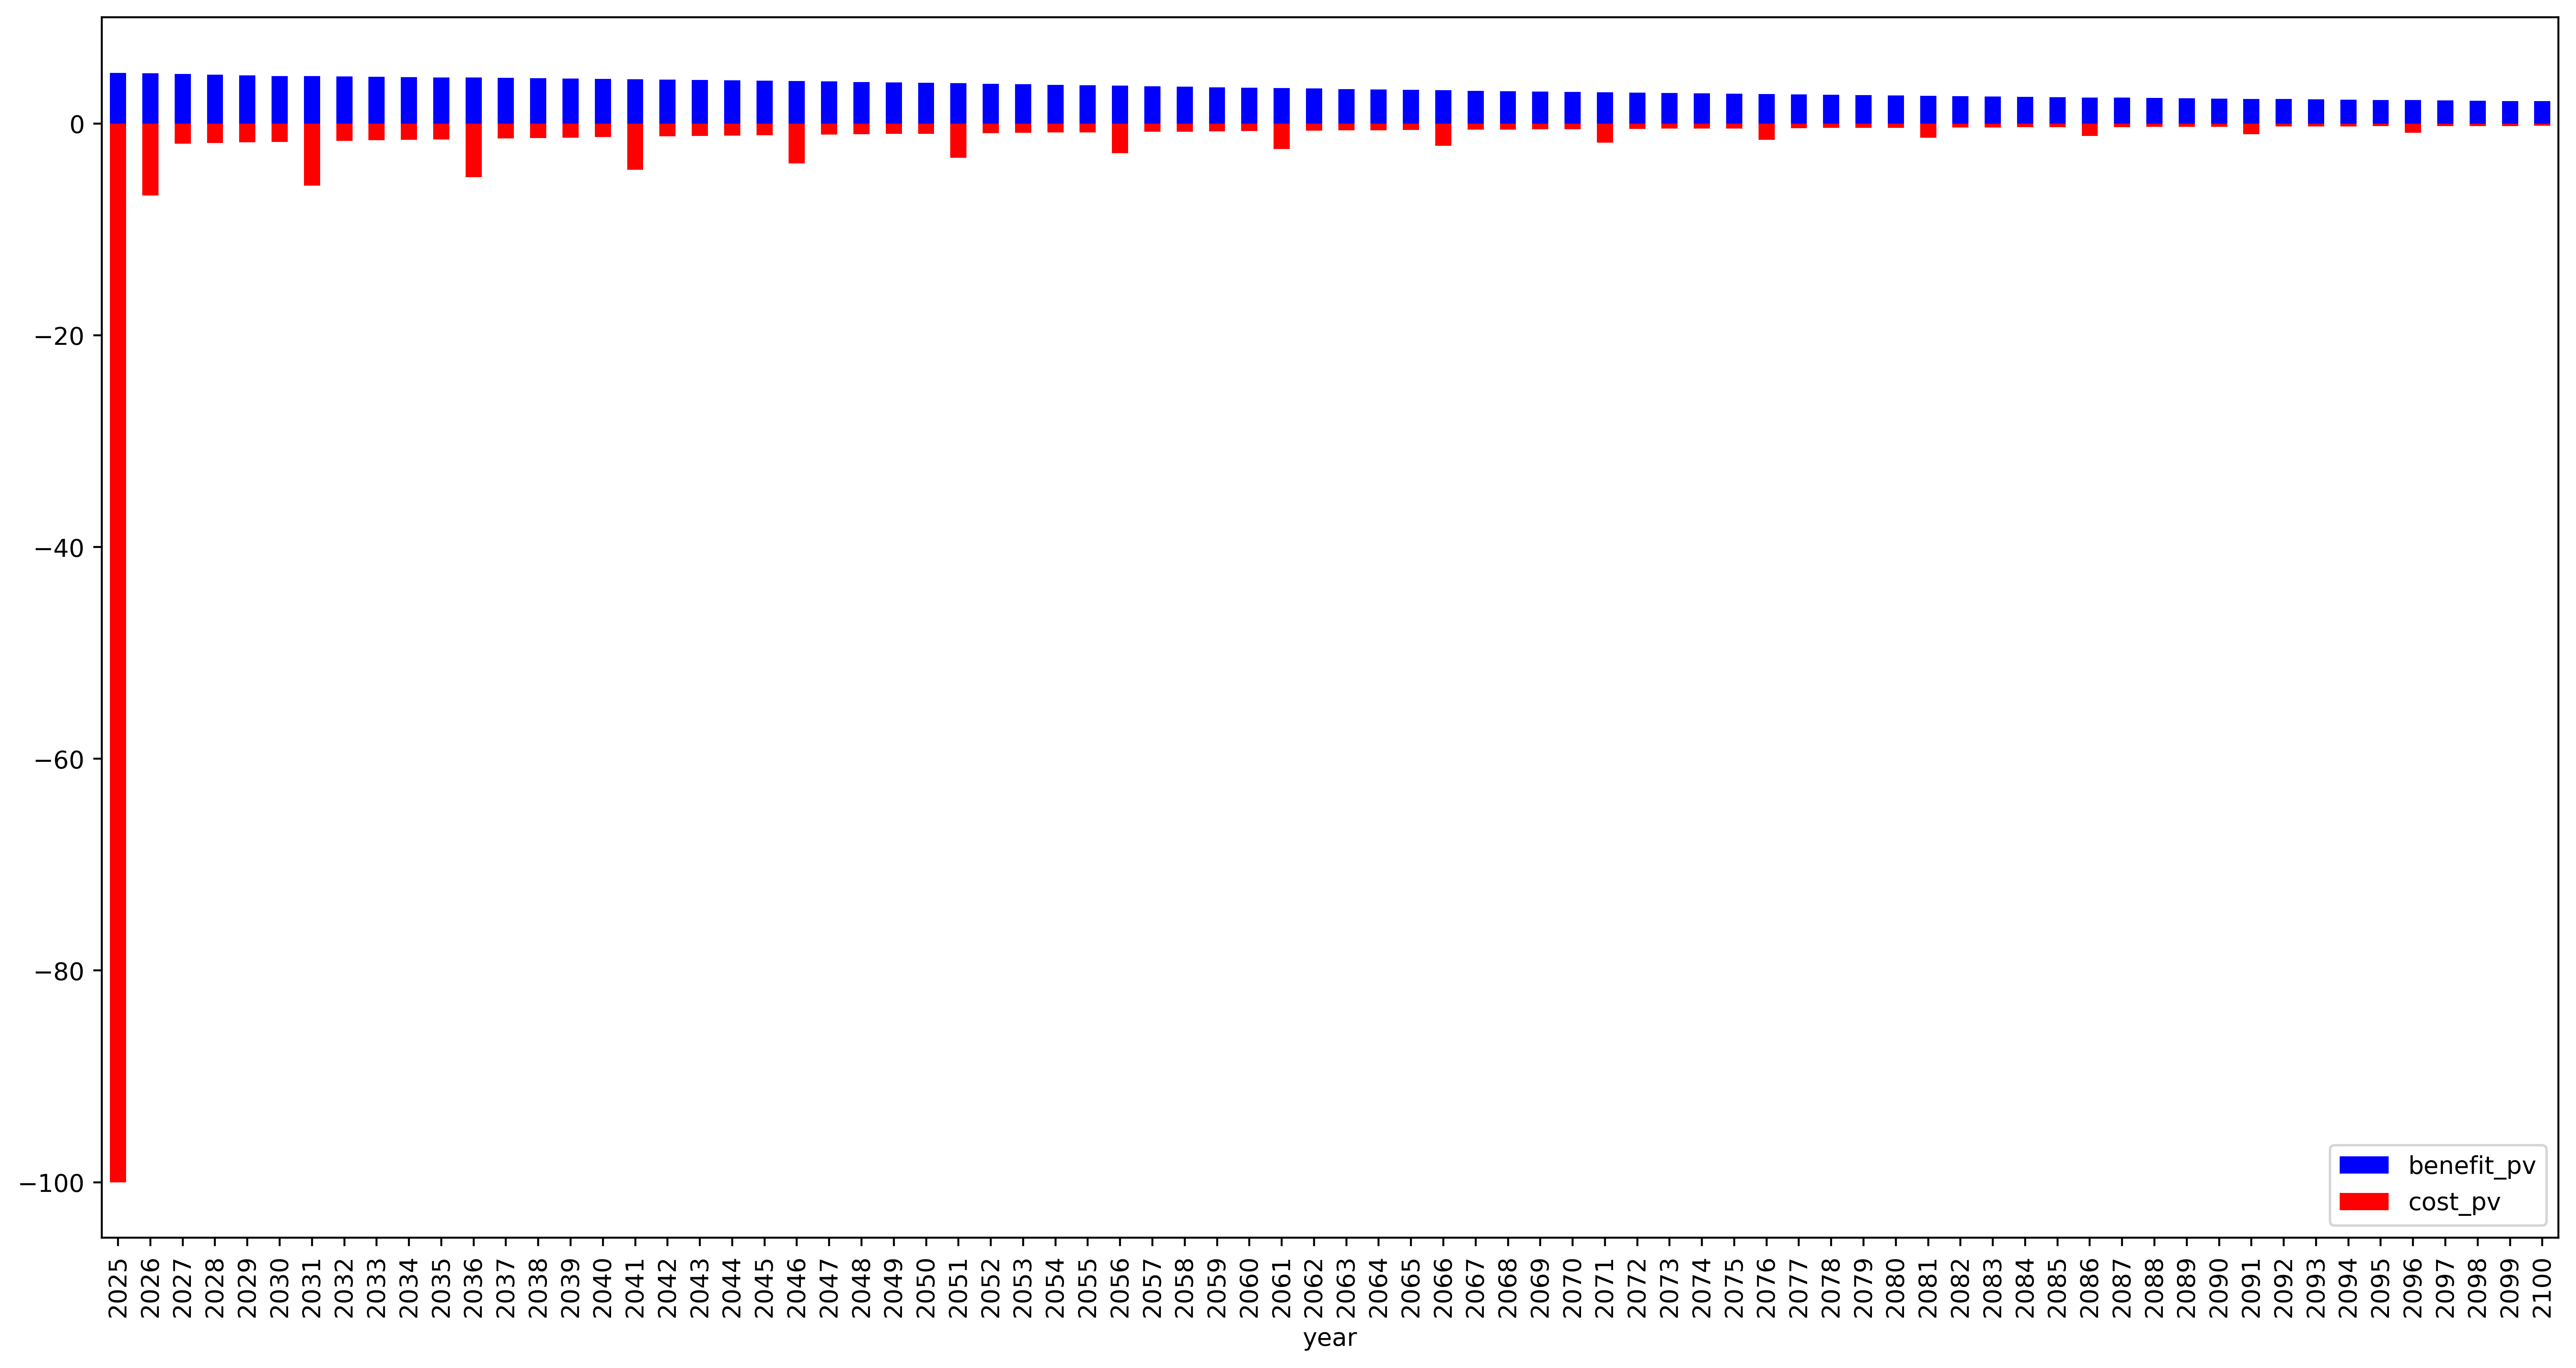
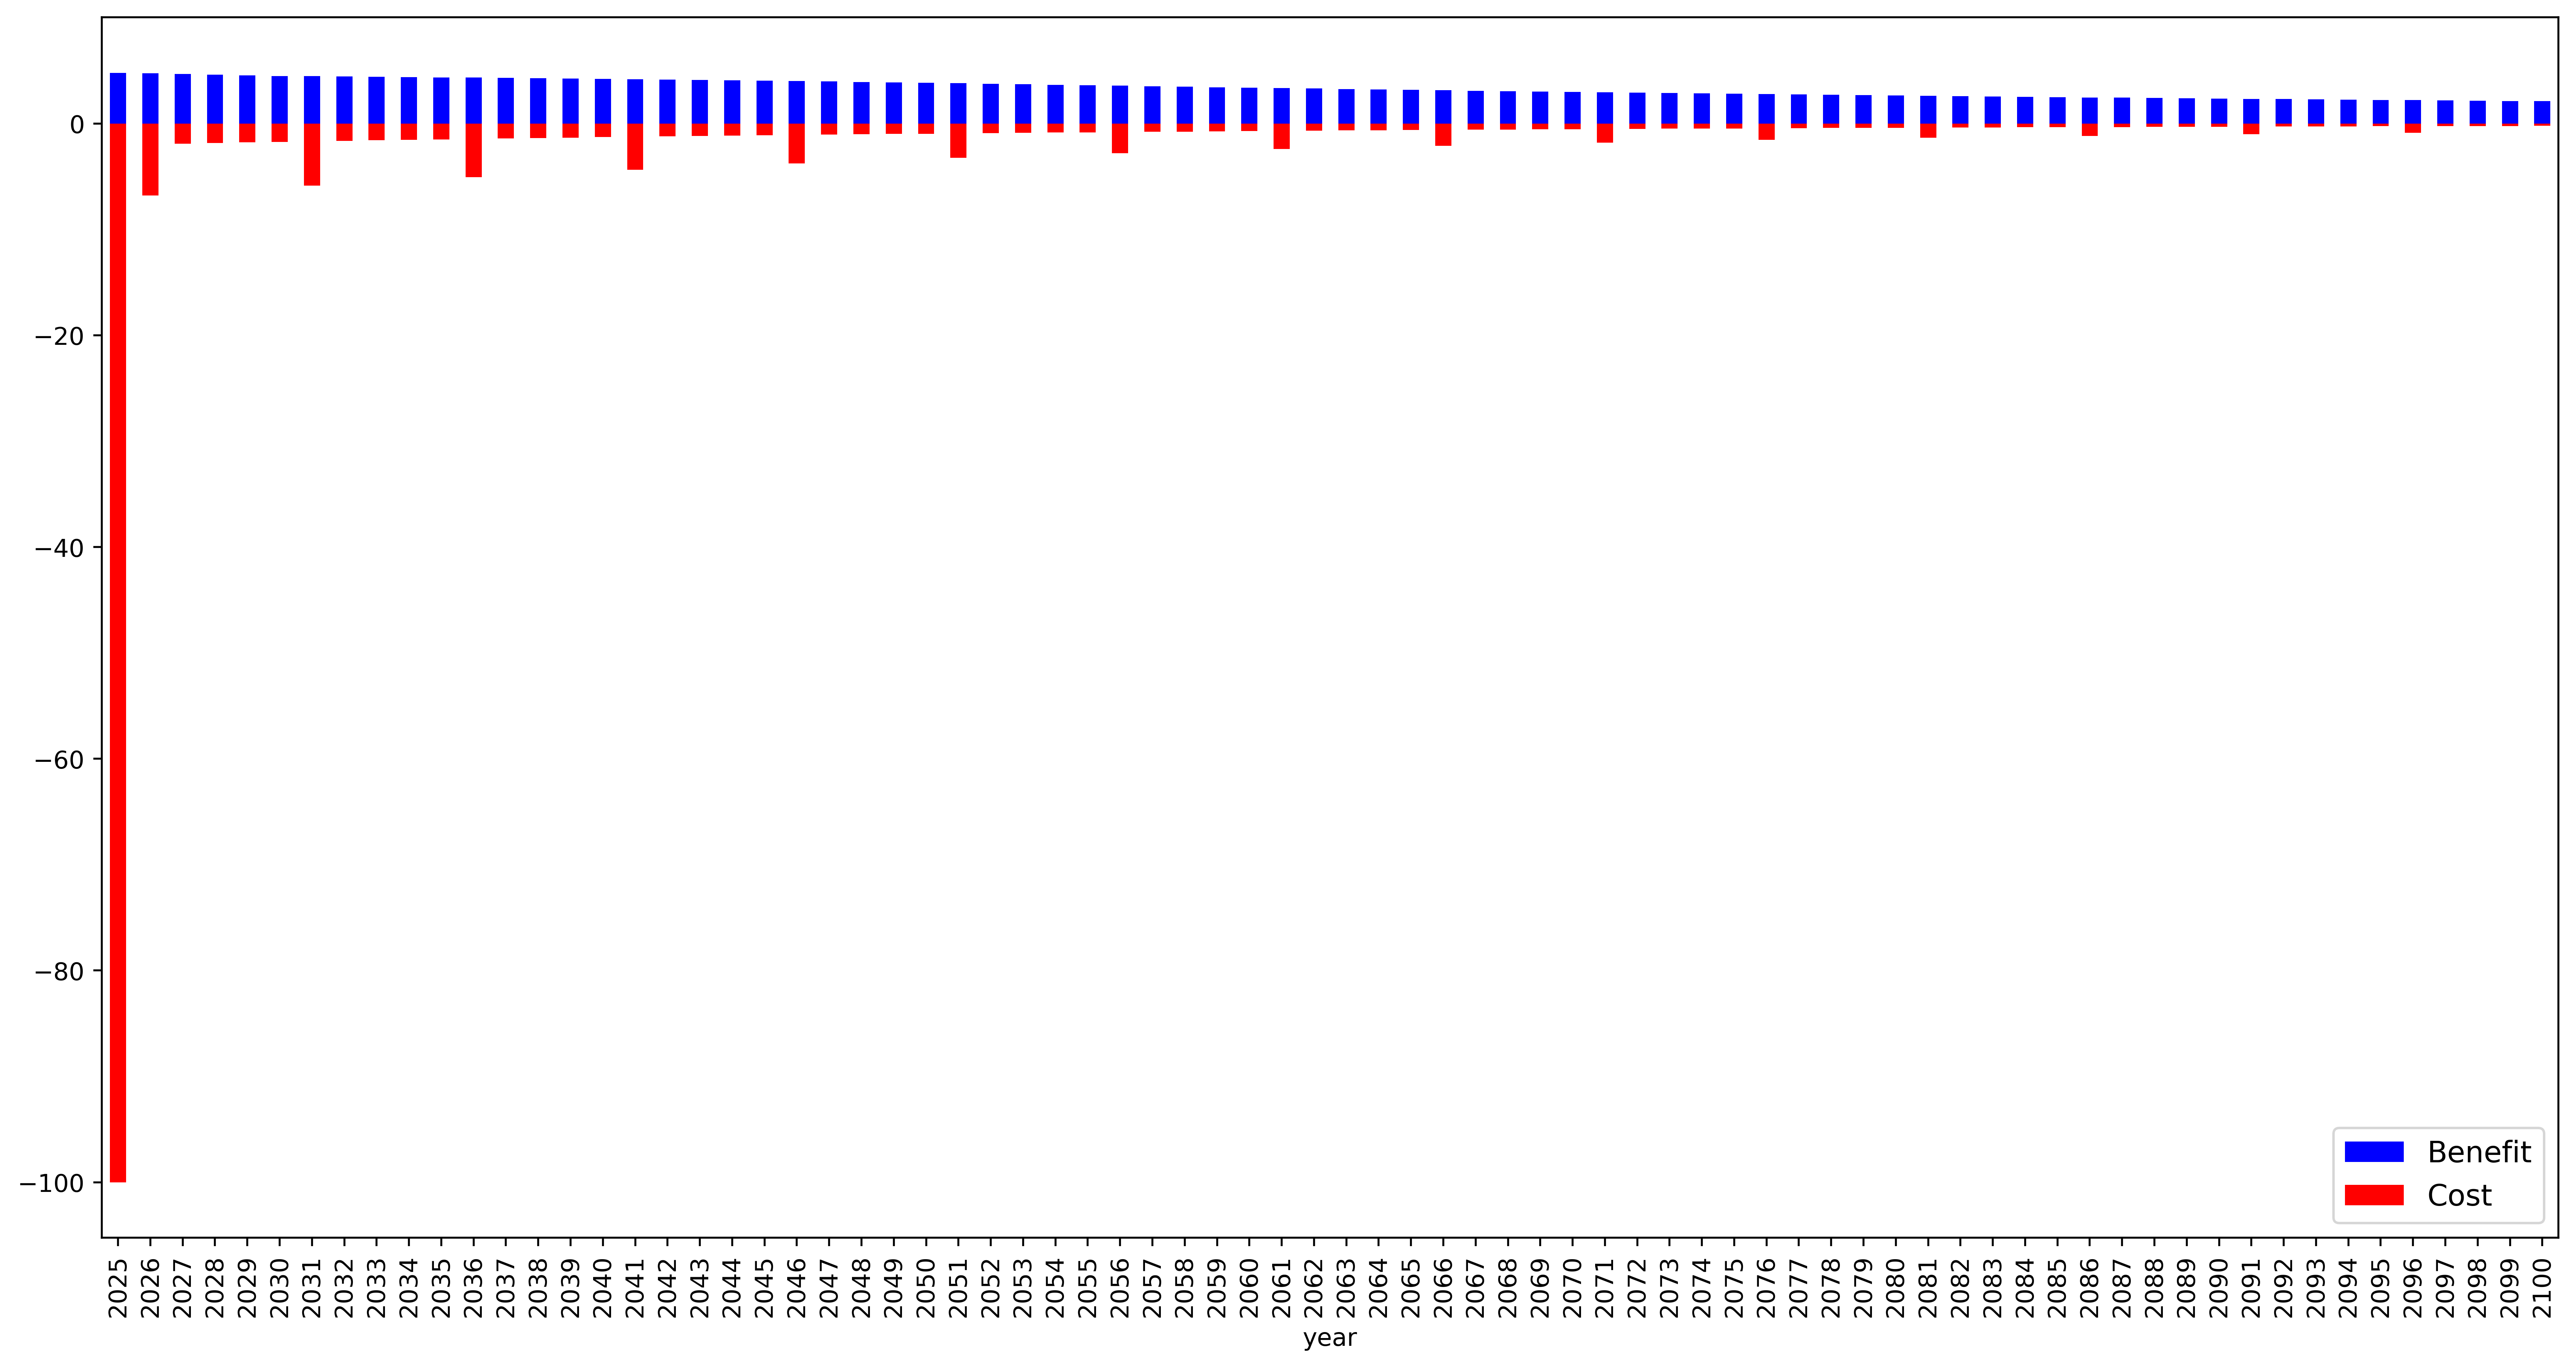
Unified diff of the notebook cell whose output changed from the first chart to the second:
--- before
+++ after
@@ -4,2 +4,3 @@
 test_df.plot.bar(ax=ax, x=year_column, y="benefit_pv", color="b")
 test_df.plot.bar(ax=ax, x=year_column, y="cost_pv", color="r")
+ax.legend(["Benefit", "Cost"], loc="lower right", fontsize=12)

Commit: Update documentation